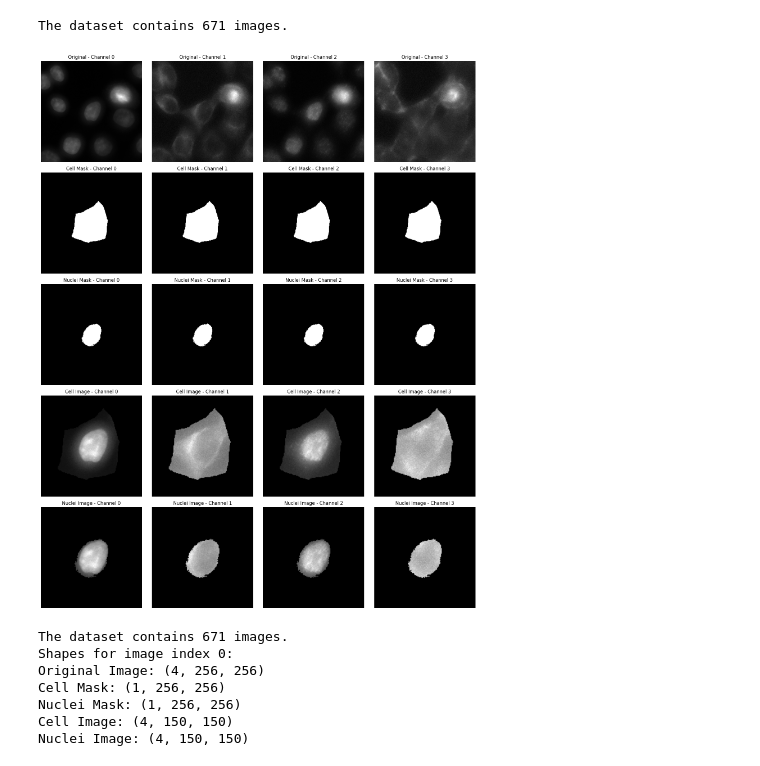
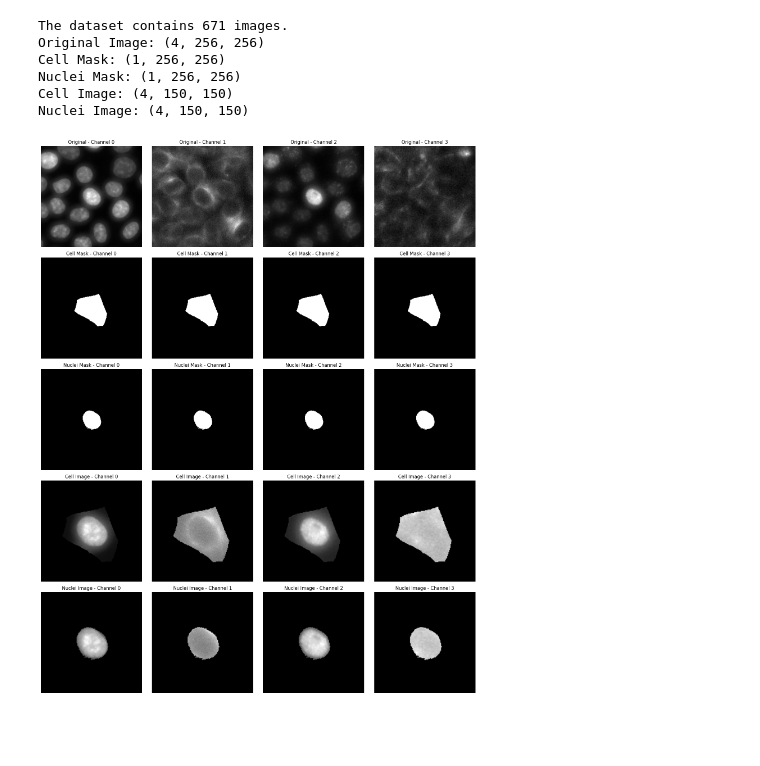
Before and after one commit to Cryaaa/embed_time, a Jupyter notebook: notebooks/dataset_static.ipynb, the cells around one changed output. Cells and saved outputs as stored; diff of their text form; code cells hidden in the pictures; blank space fills up the shorter version.

Commit message:
finalized dataloader/splitter for static data

```diff
--- a/notebooks/dataset_static.ipynb
+++ b/notebooks/dataset_static.ipynb
@@ -9,7 +9,7 @@ from torch.utils.data import DataLoader
 import matplotlib.pyplot as plt
 # %%
 # Helper functions
-def plot_cell_data(dataset, image_index=0):
+def plot_cell_data(dataset_image):
     """
     Plot all data for a selected image across all channels from a ZarrCellDataset.
 
@@ -18,12 +18,18 @@ def plot_cell_data(dataset, image_index=0):
     image_index (int): Index of the image to plot (default: 0)
     """
 
-    sample = dataset[image_index]
+    sample = dataset_image
     original_images = sample['original_image']
     cell_masks = sample['cell_mask']
     nuclei_masks = sample['nuclei_mask']
     cell_images = sample['cell_image']
     nuclei_images = sample['nuclei_image']
+
+    # If cell and nuclei masks are 2 dimensional, add a channel dimension
+    if cell_masks.ndim == 2:
+        cell_masks = cell_masks[None]
+    if nuclei_masks.ndim == 2:
+        nuclei_masks = nuclei_masks[None]
 
     num_channels = original_images.shape[0]
 
@@ -65,7 +71,7 @@ def plot_cell_data(dataset, image_index=0):
     plt.tight_layout()
     plt.show()
 
-def print_cell_data_shapes(dataset, image_index=0):
+def print_cell_data_shapes(dataset_image):
     """
     Print the shapes of all data for a selected image across all channels from a ZarrCellDataset.
 
@@ -74,11 +80,8 @@ def print_cell_data_shapes(dataset, image_index=0):
     image_index (int): Index of the image to examine (default: 0)
     """
 
-    print(f"The dataset contains {len(dataset)} images.")
+    sample = dataset_image
 
-    sample = dataset[image_index]
-
-    print(f"Shapes for image index {image_index}:")
     print(f"Original Image: {sample['original_image'].shape}")
     print(f"Cell Mask: {sample['cell_mask'].shape}")
     print(f"Nuclei Mask: {sample['nuclei_mask'].shape}")
@@ -104,31 +107,29 @@ Dataset split CSV saved to /home/S-md/embed_time/notebooks/splits/example_split.
 # %%
 # Usage example:
 parent_dir = '/mnt/efs/dlmbl/S-md/'
 gene_name = 'AAAS'
 barcode_name = 'ATATGAGCACAATAACGAGC'
 channels = [0, 1, 2, 3]
 cell_cycle_stages = 'interphase'
 transform = "masks"
 crop_size = 150
 
 # Create the dataset
-dataset = ZarrCellDataset(parent_dir, gene_name, barcode_name, channels, cell_cycle_stages, transform, crop_size)
+dataset = ZarrCellDataset_specific(parent_dir, gene_name, barcode_name, channels, cell_cycle_stages, transform, crop_size)
 
 # Print the number of images and shapes of the data
 print(f"The dataset contains {len(dataset)} images.")
 
+# Print the shapes of the data for the first image
+print_cell_data_shapes(dataset.__getitem__(42))
+
 # Plot the first image (index 0)
-plot_cell_data(dataset, image_index=0)
-
-# Print the shapes of the data for the first image
-print_cell_data_shapes(dataset, image_index=0)
+plot_cell_data(dataset.__getitem__(42))
 # %% [output]
 The dataset contains 671 images.
+Original Image: (4, 256, 256)
+Cell Mask: (1, 256, 256)
+Nuclei Mask: (1, 256, 256)
+Cell Image: (4, 150, 150)
+Nuclei Image: (4, 150, 150)
-[figure, old version]
+[figure, new version]
-The dataset contains 671 images.
-Shapes for image index 0:
-Original Image: (4, 256, 256)
-Cell Mask: (1, 256, 256)
-Nuclei Mask: (1, 256, 256)
-Cell Image: (4, 150, 150)
-Nuclei Image: (4, 150, 150)
```
Also changed, not shown: parts of 4 cells of this notebook, 3 other files.
